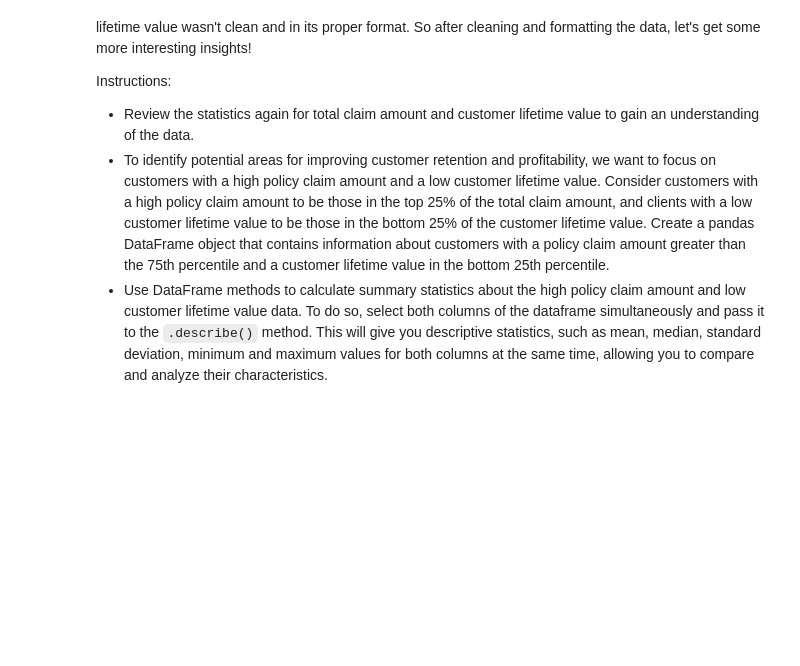
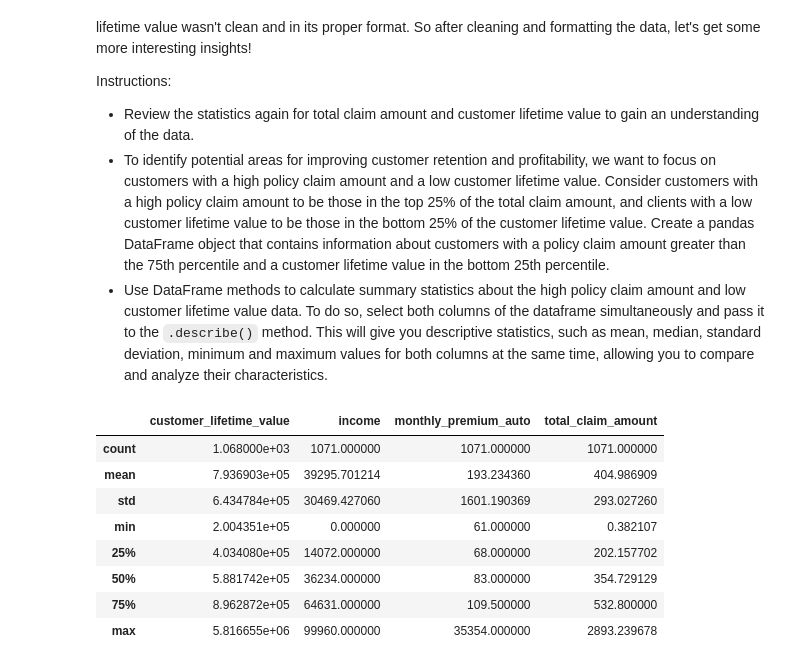
Before and after one commit to Federicosz/lab-dw-data-cleaning-and-formatting, a Jupyter notebook: lab-dw-data-cleaning-and-formatting.ipynb, the cells around one changed output. Drawn from its saved outputs; the diff is of its cells as text; code cells hidden in the pictures; blank space fills up the shorter version.

```diff
--- a/lab-dw-data-cleaning-and-formatting.ipynb
+++ b/lab-dw-data-cleaning-and-formatting.ipynb
@@ -90,5 +90,6 @@ It is important to note that this exercise does not involve handling null values
 #Convert CLV into numeric
 data_customer.customer_lifetime_value= data_customer.customer_lifetime_value.astype(float)
 #Fixe number of open complaints
-dict_number_complaints={'1/0/00':"0", '1/2/00':"2", '1/1/00':"1", '1/3/00':"3", '1/5/00':"5", '1/4/00':"4",'nan':'nan'}
-data_customer.number_of_open_complaints=data_customer.number_of_open_complaints.map(dict_number_complaints).astype(float)
+dict_number_complaints={'1/0/00': 0, '1/2/00':2, '1/1/00':1, '1/3/00':3, '1/5/00':5, '1/4/00':4,'nan':pd.NA}
+data_customer.number_of_open_complaints.map(dict_number_complaints).astype(float)
+data_customer['number_of_open_complaints']
@@ -195,0 +213,12 @@ Instructions:
+# %%
+data_customer.describe()
+# %% [output]
+|  | customer_lifetime_value | income | monthly_premium_auto | total_claim_amount |
+| count | 1.068000e+03 | 1071.000000 | 1071.000000 | 1071.000000 |
+| mean | 7.936903e+05 | 39295.701214 | 193.234360 | 404.986909 |
+| std | 6.434784e+05 | 30469.427060 | 1601.190369 | 293.027260 |
+| min | 2.004351e+05 | 0.000000 | 61.000000 | 0.382107 |
+| 25% | 4.034080e+05 | 14072.000000 | 68.000000 | 202.157702 |
+| 50% | 5.881742e+05 | 36234.000000 | 83.000000 | 354.729129 |
+| 75% | 8.962872e+05 | 64631.000000 | 109.500000 | 532.800000 |
+| max | 5.816655e+06 | 99960.000000 | 35354.000000 | 2893.239678 |
```
Also changed, not shown: parts of 7 cells of this notebook.
